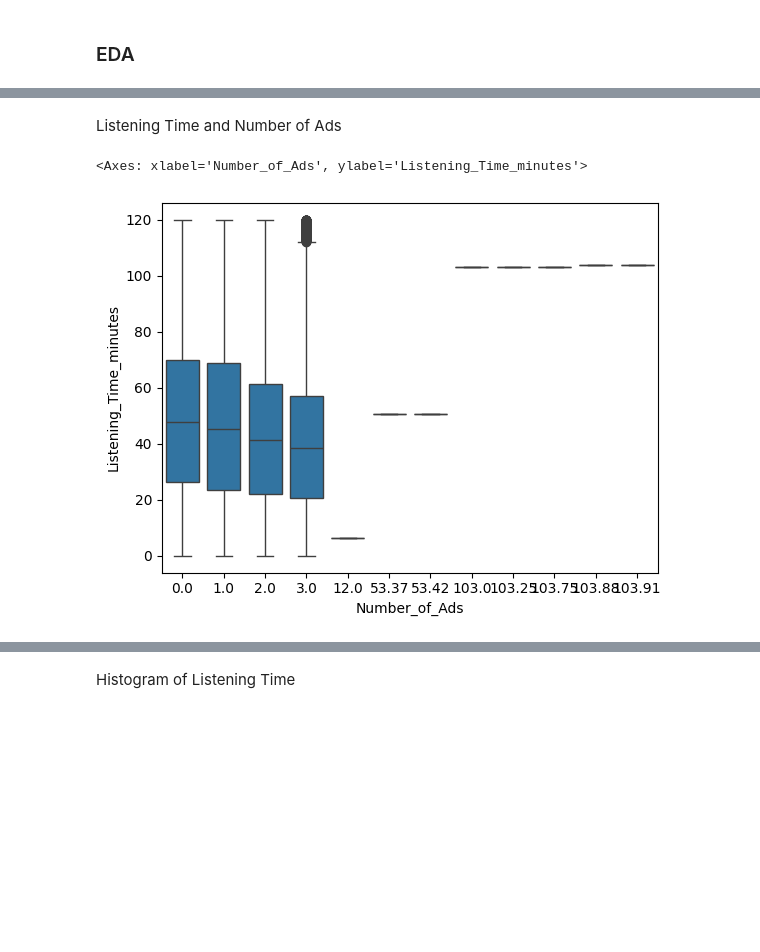
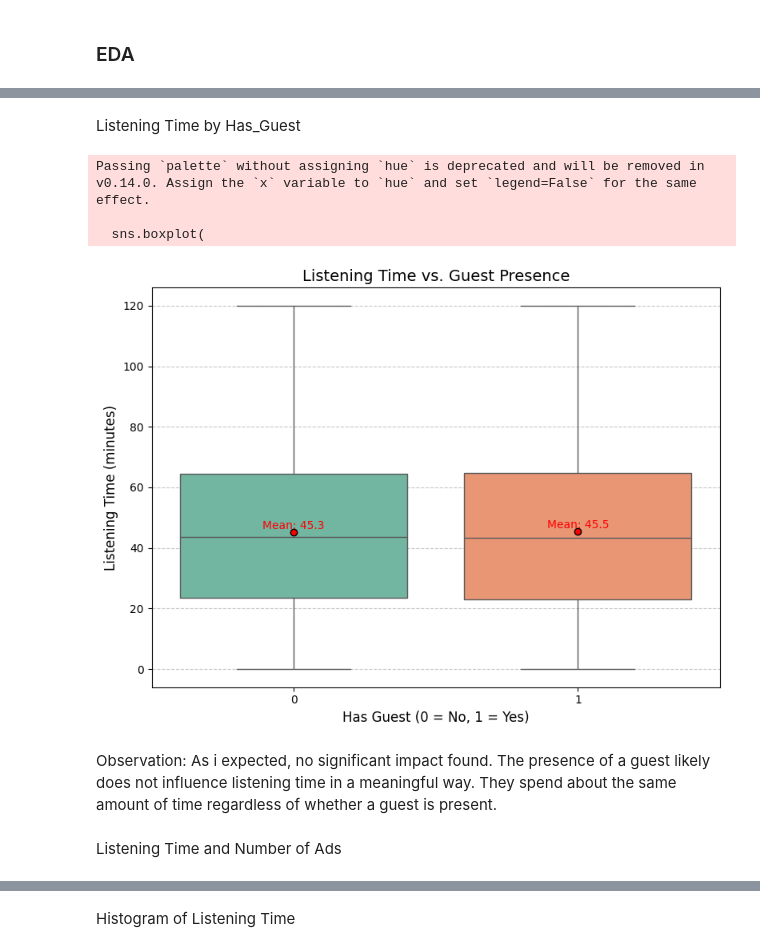
Before and after one commit to Graceyujung/Kaggle, a Jupyter notebook: Kaggle/podcast/podcast.ipynb, the cells around one changed output, grey strips where cells are left out. Drawn from its saved outputs; the diff is of its cells as text; code cells hidden in the pictures; blank space fills up the shorter version.

```diff
--- a/Kaggle/podcast/podcast.ipynb
+++ b/Kaggle/podcast/podcast.ipynb
@@ -259,7 +341,35 @@ Name: count, dtype: int64
+# %% [markdown]
+Listening Time by Has_Guest
+# %%
+plt.figure(figsize=(8, 6))
+sns.boxplot(
+    x='Has_Guest',
+    y='Listening_Time_minutes',
+    data=train,
+    palette='Set2',
+    showmeans=True,
+    meanprops={"marker": "o", "markerfacecolor": "red", "markeredgecolor": "black"},
+)
+
+# Add labels and title
+plt.title('Listening Time vs. Guest Presence', fontsize=14)
+plt.xlabel('Has Guest (0 = No, 1 = Yes)', fontsize=12)
+plt.ylabel('Listening Time (minutes)', fontsize=12)
+
+# Optional: annotate with means
+means = train.groupby('Has_Guest')['Listening_Time_minutes'].mean().round(1)
+for i, val in enumerate(means):
+    plt.text(i, val + 1, f'Mean: {val}', ha='center', fontsize=10, color='red')
+
+plt.grid(True, axis='y', linestyle='--', alpha=0.7)
+plt.tight_layout()
+plt.show()
+# %% [output]
+Passing `palette` without assigning `hue` is deprecated and will be removed in v0.14.0. Assign the `x` variable to `hue` and set `legend=False` for the same effect.
+
+  sns.boxplot(
+[figure, added]
+# %% [markdown]
+Observation: As i expected, no significant impact found. The presence of a guest likely does not influence listening time in a meaningful way. They spend about the same amount of time regardless of whether a guest is present.
 # %% [markdown]
 Listening Time and Number of Ads
-# %%
-sns.boxplot(x='Number_of_Ads', y='Listening_Time_minutes', data=train)
-# %% [output]
-<Axes: xlabel='Number_of_Ads', ylabel='Listening_Time_minutes'>
-[figure, removed]
```
Also changed, not shown: parts of 44 cells of this notebook.
